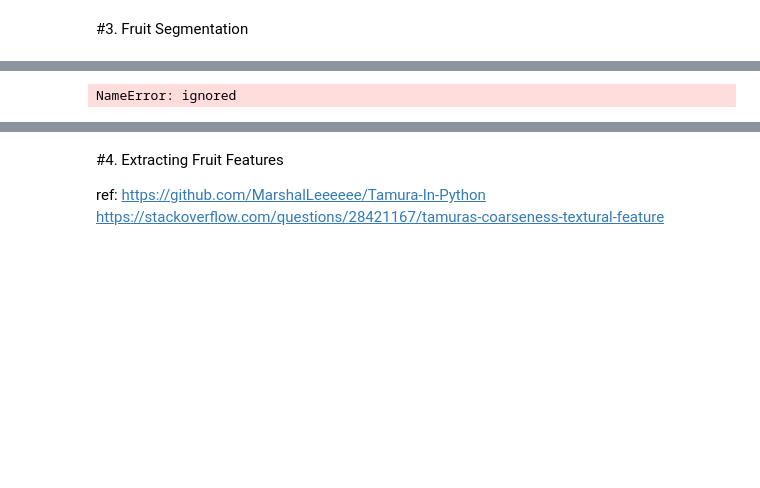
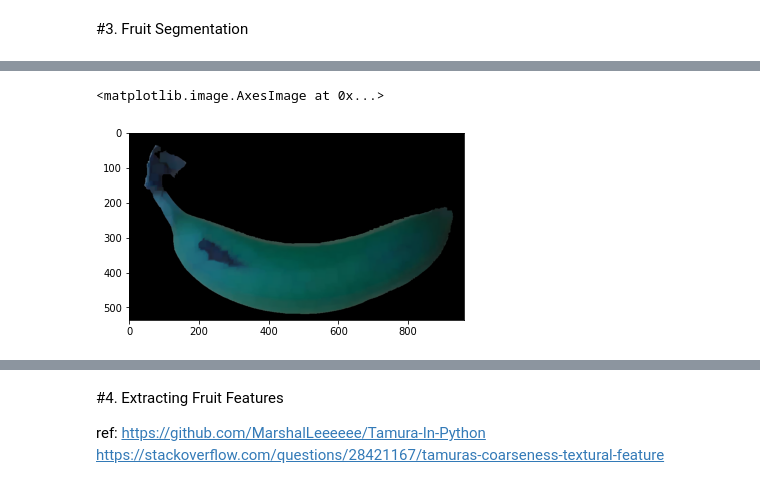
Before and after one commit to jojoclt/C, a Jupyter notebook: Project.ipynb, the cells around one changed output, grey strips where cells are left out. Drawn from its saved outputs; the diff is of its cells as text; code cells hidden in the pictures; blank space fills up the shorter version.

```diff
--- a/Project.ipynb
+++ b/Project.ipynb
@@ -307,5 +195,24 @@ a=guided_filter_color(dataset[110])
-# %%
-b = segment_image(rgb2hsv(a))
-plt.imshow(b)
-# %% [output]
-NameError: ignored
+# %%
+def remove_shadow(image):
+    # (hMin = 0 , sMin = 60, vMin = 0), (hMax = 179 , sMax = 255, vMax = 255)
+    blank_mask = np.zeros_like(image)
+    original = image.copy()
+    hsv = cv2.cvtColor(image, cv2.COLOR_BGR2HSV)
+    lower = np.array([0, 60, 0])
+    upper = np.array([179, 255, 255])
+    mask = cv2.inRange(hsv, lower, upper)
+
+    cnts = cv2.findContours(mask, cv2.RETR_EXTERNAL, cv2.CHAIN_APPROX_SIMPLE)
+    cnts = cnts[0] if len(cnts) == 2 else cnts[1]
+    cnts = sorted(cnts, key=cv2.contourArea, reverse=True)
+    for c in cnts:
+        cv2.drawContours(blank_mask,[c], -1, (255,255,255), -1)
+        break
+
+    result = cv2.bitwise_and(original,blank_mask)
+    return result
+# %%
+plt.imshow(remove_shadow(v))
+# %% [output]
+<matplotlib.image.AxesImage at 0x...>
+[figure, added]
```
Also changed, not shown: parts of 40 cells of this notebook.
